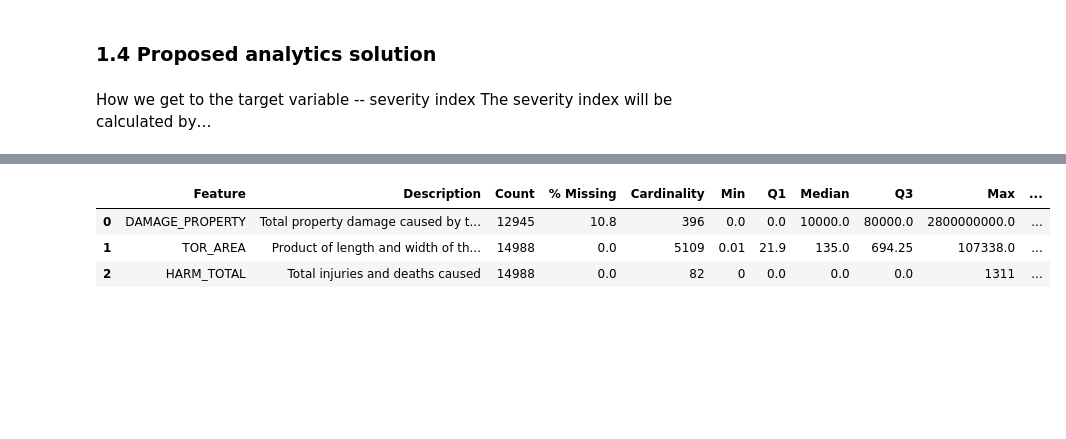
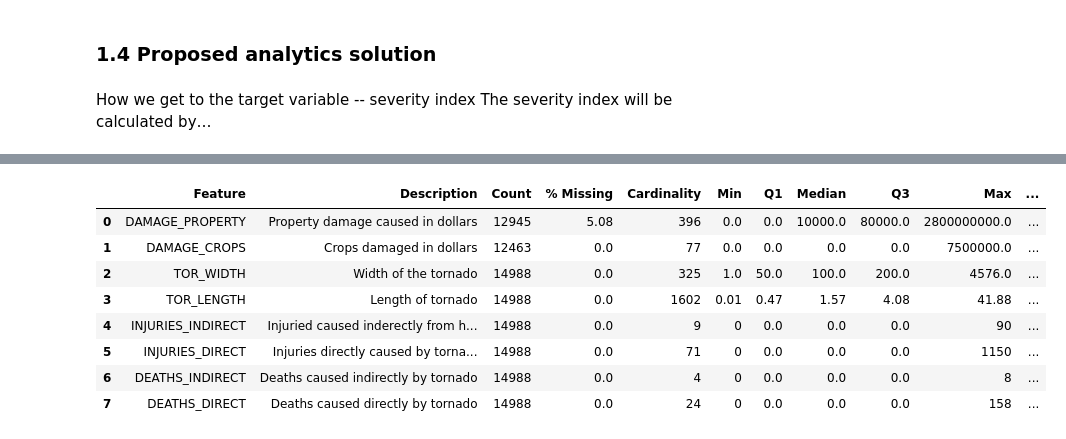
Before and after one commit to saiT1108/DS_project, a Jupyter notebook: main.ipynb, the cells around one changed output, grey strips where cells are left out. Cells and saved outputs as stored; diff of their text form; code cells hidden in the pictures; blank space fills up the shorter version.

Commit message:
added more data to DQRs

```diff
--- a/main.ipynb
+++ b/main.ipynb
@@ -35,17 +35,13 @@ for i in range(2011,2021):
 ## Remove unused columns and format continuous columns
 
 df_hur = df_all_data[df_all_data['EVENT_TYPE']=='Tornado']
-df_hur = df_hur.drop(columns=['TOR_OTHER_WFO', 'END_YEARMONTH', 'EVENT_TYPE', 'END_DATE_TIME', 'BEGIN_YEARMONTH', 'BEGIN_DAY',
-                                            'END_DAY', 'EPISODE_ID', 'EVENT_ID',
-                                           'TOR_OTHER_CZ_STATE','TOR_OTHER_CZ_FIPS','TOR_OTHER_CZ_NAME','DATA_SOURCE','EPISODE_NARRATIVE',
+df_hur = df_hur.drop(columns=['TOR_OTHER_WFO', 'END_YEARMONTH', 'EVENT_TYPE', 'END_DATE_TIME', 'BEGIN_YEARMONTH',
+                                            'EPISODE_ID', 'EVENT_ID',
+                                            'TOR_OTHER_CZ_STATE','TOR_OTHER_CZ_FIPS','TOR_OTHER_CZ_NAME','DATA_SOURCE','EPISODE_NARRATIVE',
                                             'EVENT_NARRATIVE','WFO','SOURCE','CZ_TIMEZONE','BEGIN_AZIMUTH','END_AZIMUTH','BEGIN_LAT',
-                                            'END_LAT','BEGIN_LON','END_LON','STATE_FIPS','BEGIN_RANGE','END_RANGE','DAMAGE_CROPS',
+                                            'END_LAT','BEGIN_LON','END_LON','STATE_FIPS','BEGIN_RANGE','END_RANGE',
                                             'BEGIN_TIME','END_TIME','BEGIN_LOCATION','END_LOCATION','FLOOD_CAUSE','MAGNITUDE_TYPE',
-                                            'MAGNITUDE','CZ_FIPS','CZ_TYPE','CZ_NAME','CATEGORY'])
-cols = ['INJURIES_INDIRECT', 'INJURIES_DIRECT', 'DEATHS_INDIRECT', 'DEATHS_DIRECT']
-df_hur = df_hur.assign(HARM_TOTAL=df_hur[cols].sum(1)).drop(cols,1)
-df_hur['TOR_AREA'] = df_hur['TOR_LENGTH']*df_hur['TOR_WIDTH']
-df_hur = df_hur.drop(columns=['TOR_LENGTH', 'TOR_WIDTH'])
+                                            'MAGNITUDE','CZ_FIPS','CATEGORY'])
 
 dmg = pd.DataFrame(df_hur['DAMAGE_PROPERTY'])
 for index, row in dmg.iterrows():
@@ -58,9 +54,26 @@ for index, row in dmg.iterrows():
         elif val[-1:] == 'K':
             row['DAMAGE_PROPERTY'] = float(val[:-1])*1000
 
+dmgC = pd.DataFrame(df_hur['DAMAGE_CROPS'])
+for index, row in dmgC.iterrows():
+    if type(row['DAMAGE_CROPS']) != type(0.0):
+        val = row['DAMAGE_CROPS']
+        if val[-1:] == 'B':
+            row['DAMAGE_CROPS'] = float(val[:-1])*1000000000
+        elif val[-1:] == 'M':
+            row['DAMAGE_CROPS'] = float(val[:-1])*1000000
+        elif val[-1:] == 'K':
+            row['DAMAGE_CROPS'] = float(val[:-1])*1000
+
 df_hur['DAMAGE_PROPERTY'] = dmg
+df_hur['DAMAGE_CROPS'] = dmgC
 
 df_dqr = df_hur.copy()
+cols = ['INJURIES_INDIRECT', 'INJURIES_DIRECT', 'DEATHS_INDIRECT', 'DEATHS_DIRECT']
+df_hur = df_hur.assign(HARM_TOTAL=df_hur[cols].sum(1)).drop(cols,1)
+df_hur['TOR_AREA'] = df_hur['TOR_LENGTH']*df_hur['TOR_WIDTH']
+df_hur = df_hur.drop(columns=['TOR_LENGTH', 'TOR_WIDTH'])
+
 df_hur = df_hur.dropna()
 
 df_dqr.info()
@@ -159,14 +180,15 @@ sampled_df
 # %%
 ## DQR for categorical variables
 
-cat_cols = ['STATE', 'YEAR', 'MONTH_NAME', 'TOR_F_SCALE']
+cat_cols = ['STATE', 'YEAR', 'MONTH_NAME', 'TOR_F_SCALE', 'BEGIN_DAY', 'END_DAY', 'CZ_NAME']
 cat_df = df_dqr[cat_cols]
 cat_df
 
 dqr_cat = pd.DataFrame(columns=['Feature', 'Description', 'Count', '% Missing', 'Cardinality','Mode',
 'Mode Frequency', 'Mode %', '2nd Mode', '2nd Mode Frequency', '2nd Mode %'])
 
-descs = ['State where tornado touched down', 'Year of occurence', 'Month of occurence', 'Fujita Scale for intensity of tornado']
+descs = ['State where tornado touched down', 'Year of occurence', 'Month of occurence', 'Fujita Scale for intensity of tornado',
+'Day of the month tornado touched down', 'Day of the month tornado disappated','Name of county of occurence']
 
 dqr_cat['Feature'] = cat_cols
 
@@ -195,30 +220,37 @@ dqr_cat
 # %%
 dqr_cont = pd.DataFrame(columns=['Feature', 'Description','Count','% Missing', 'Cardinality','Min','Q1','Median','Q3','Max','Mean','STD'])
 
-cont_cols = ['DAMAGE_PROPERTY', 'TOR_AREA', 'HARM_TOTAL']
+cont_cols = ['DAMAGE_PROPERTY', 'DAMAGE_CROPS', 'TOR_WIDTH', 'TOR_LENGTH', 'INJURIES_INDIRECT', 'INJURIES_DIRECT', 'DEATHS_INDIRECT', 'DEATHS_DIRECT']
 dqr_cont['Feature'] = cont_cols
 total_count = np.size(df_dqr)
-descs = ['Total property damage caused by tornado', 'Product of length and width of the tornado', 'Total injuries and deaths caused']
+descs = ['Property damage caused in dollars', 'Crops damaged in dollars', 'Width of the tornado', 'Length of tornado',
+'Injuried caused inderectly from hurricane (traffic, crime, etc.)', 'Injuries directly caused by tornado (debris, wind, etc.)',
+'Deaths caused indirectly by tornado', 'Deaths caused directly by tornado']
 
 for index, row in dqr_cont.iterrows():
     row['Description'] = descs[index]
     row['Count'] = df_dqr[row['Feature']].count()
     if row['Feature'] == 'DAMAGE_PROPERTY':
         row['% Missing'] = round(row['Count']/total_count * 100, 2)
     else:
         row['% Missing'] = round((len(df_dqr[df_dqr[row['Feature']]==None])/row['Count'])*100, 2)
     row['Cardinality'] = len(df_dqr[row['Feature']].unique())
     row['Min'] = df_dqr[row['Feature']].min()
     row['Max'] = df_dqr[row['Feature']].max()
     row['Q1'] = df_dqr[row['Feature']].quantile(0.25)
     row['Q3'] = df_dqr[row['Feature']].quantile(0.75)
     row['Median'] = df_dqr[row['Feature']].median()
     row['Mean'] = df_dqr[row['Feature']].sum()/row['Count']
     row['STD'] = df_dqr[row['Feature']].std()
 
 dqr_cont
 # %% [output]
 |  | Feature | Description | Count | % Missing | Cardinality | Min | Q1 | Median | Q3 | Max | ... |
-| 0 | DAMAGE_PROPERTY | Total property damage caused by t... | 12945 | 10.8 | 396 | 0.0 | 0.0 | 10000.0 | 80000.0 | 2800000000.0 | ... |
-| 1 | TOR_AREA | Product of length and width of th... | 14988 | 0.0 | 5109 | 0.01 | 21.9 | 135.0 | 694.25 | 107338.0 | ... |
-| 2 | HARM_TOTAL | Total injuries and deaths caused | 14988 | 0.0 | 82 | 0 | 0.0 | 0.0 | 0.0 | 1311 | ... |
+| 0 | DAMAGE_PROPERTY | Property damage caused in dollars | 12945 | 5.08 | 396 | 0.0 | 0.0 | 10000.0 | 80000.0 | 2800000000.0 | ... |
+| 1 | DAMAGE_CROPS | Crops damaged in dollars | 12463 | 0.0 | 77 | 0.0 | 0.0 | 0.0 | 0.0 | 7500000.0 | ... |
+| 2 | TOR_WIDTH | Width of the tornado | 14988 | 0.0 | 325 | 1.0 | 50.0 | 100.0 | 200.0 | 4576.0 | ... |
+| 3 | TOR_LENGTH | Length of tornado | 14988 | 0.0 | 1602 | 0.01 | 0.47 | 1.57 | 4.08 | 41.88 | ... |
+| 4 | INJURIES_INDIRECT | Injuried caused inderectly from h... | 14988 | 0.0 | 9 | 0 | 0.0 | 0.0 | 0.0 | 90 | ... |
+| 5 | INJURIES_DIRECT | Injuries directly caused by torna... | 14988 | 0.0 | 71 | 0 | 0.0 | 0.0 | 0.0 | 1150 | ... |
+| 6 | DEATHS_INDIRECT | Deaths caused indirectly by tornado | 14988 | 0.0 | 4 | 0 | 0.0 | 0.0 | 0.0 | 8 | ... |
+| 7 | DEATHS_DIRECT | Deaths caused directly by tornado | 14988 | 0.0 | 24 | 0 | 0.0 | 0.0 | 0.0 | 158 | ... |
```
Also changed, not shown: parts of 6 cells of this notebook.
